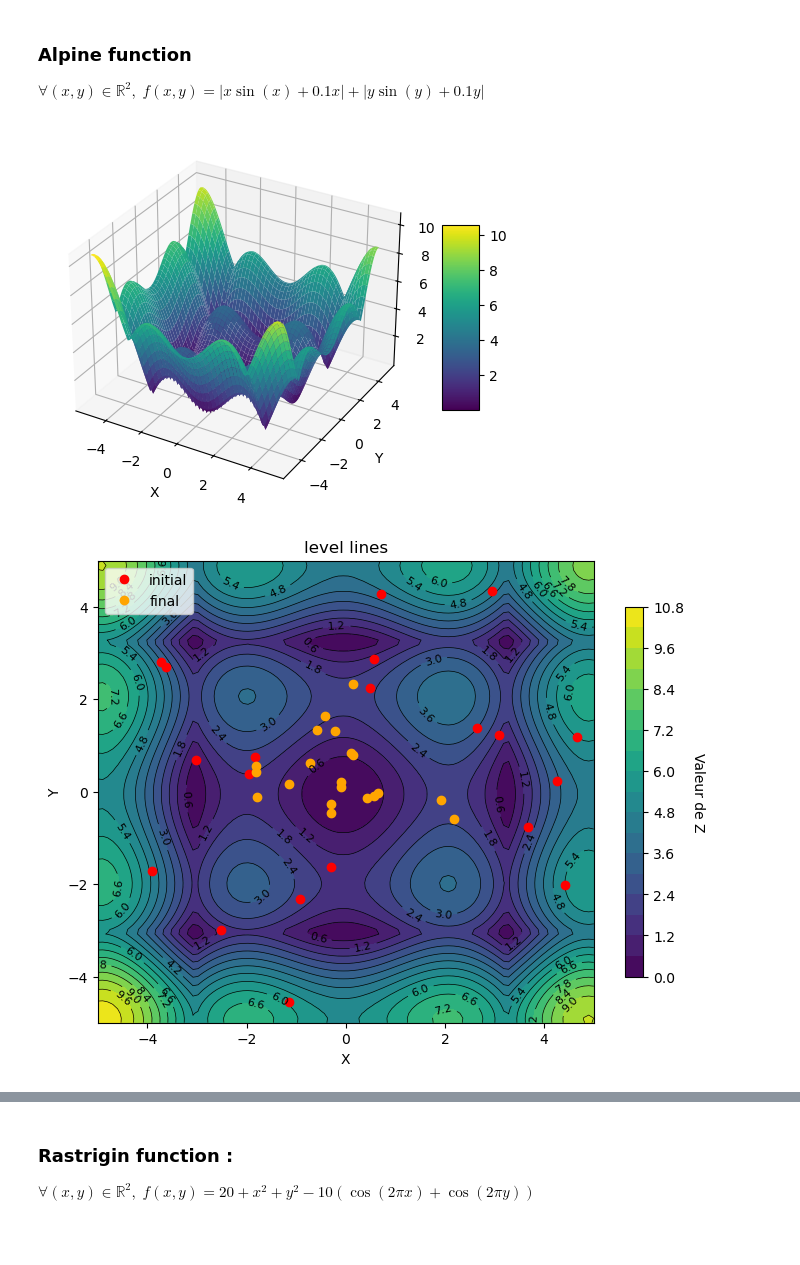
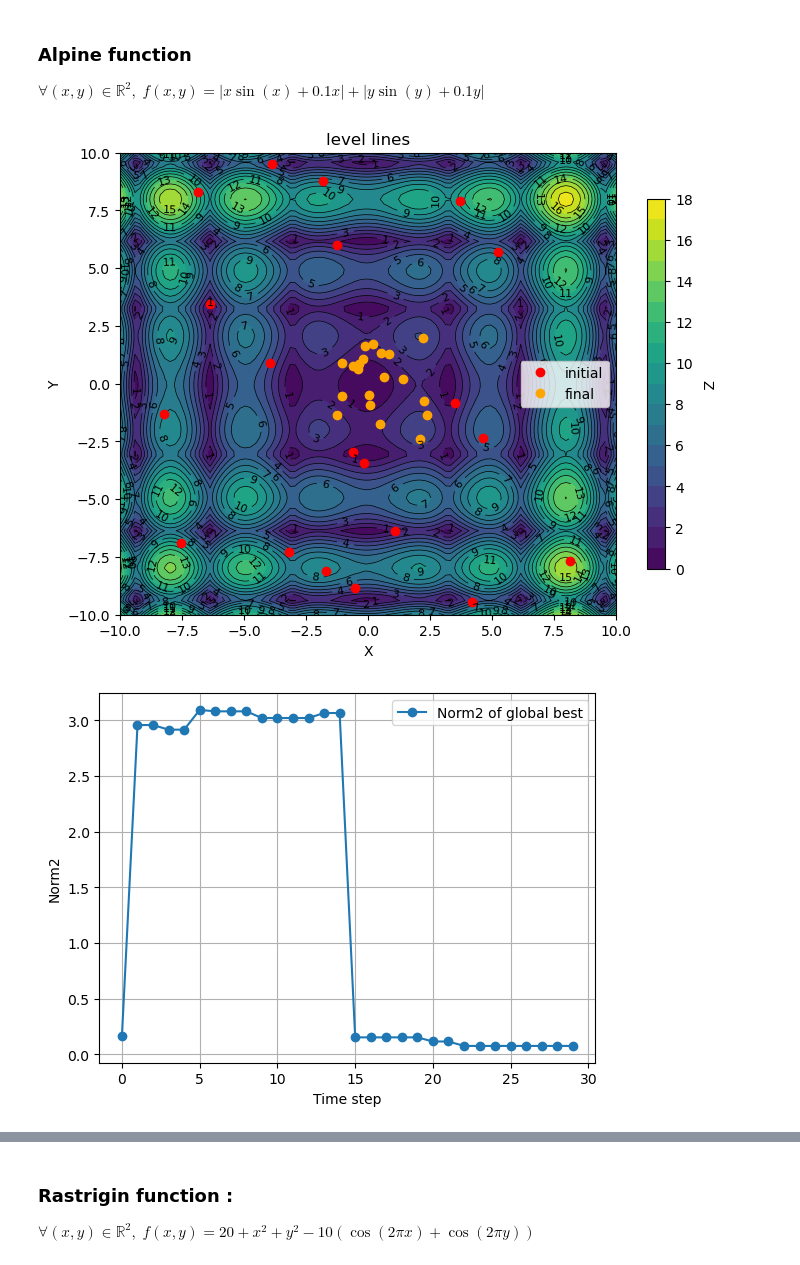
Before and after one commit to MohamedKeteb/optimization_pso_cbo, a Jupyter notebook: 2d_pso.ipynb, the cells around one changed output, grey strips where cells are left out. Cells and saved outputs as stored; diff of their text form; code cells hidden in the pictures; blank space fills up the shorter version.

```diff
--- a/2d_pso.ipynb
+++ b/2d_pso.ipynb
@@ -78,7 +78,7 @@ def run_pso(N, T, c1, c2, w, k, x_inf, x_sup, y_inf, y_sup, function):
     minimizer = []
     dynamic = [np.copy(particles)]# we store the trajectory of the particles
 
-    for _ in tqdm(range(T)): # we loop T times to have a dynamic of T periods
+    for _ in range(T): # we loop T times to have a dynamic of T periods
 
 
         velocity = update_velocity(particles, velocity, pbest, gbest, vmax_x, vmax_y) # compute the velocity
@@ -250,8 +250,8 @@ def visualize_function(function, x_inf, x_sup, y_inf, y_sup):
 
 def visualize_particle(function, x_inf, x_sup, y_inf, y_sup, dynamic):
 
-    x = np.linspace(-5, 5, 100)
-    y = np.linspace(-5, 5, 100)
+    x = np.linspace(-10, 10, 100)
+    y = np.linspace(-10, 10, 100)
 
     # Créer un maillage
     X, Y = np.meshgrid(x, y)
@@ -275,7 +275,7 @@ def visualize_particle(function, x_inf, x_sup, y_inf, y_sup, dynamic):
 
     # Ajouter une barre de couleurs pour indiquer le gradient
     colorbar = fig.colorbar(contour_filled, ax=ax, orientation='vertical', shrink=0.8)
-    colorbar.set_label('Valeur de Z', rotation=270, labelpad=15)
+    colorbar.set_label('Z', rotation=270, labelpad=15)
 
     # Ajouter des labels aux lignes de niveau
     ax.clabel(contour_lines, inline=True, fontsize=8)
@@ -288,16 +288,17 @@ def visualize_particle(function, x_inf, x_sup, y_inf, y_sup, dynamic):
     ax.set_title('level lines')
     plt.legend()
 
+    plt.savefig("output2D.png", transparent=True)
+
+
     # Afficher le graphique
     plt.show()
 # %% [markdown]
 - When it adds up it gives $\texttt{visualize\_2d\_pso}$ to visualize the result of the algorithm properly
 # %%
-def visualize_2d_pso(N, T, c1, c2, w, k, x_inf, x_sup, function):
+def visualize_2d_pso(N, T, c1, c2, w, k, x_inf, x_sup, y_inf, y_sup, function):
 
     minimizer, dynamic = run_pso(N, T, c1, c2, w, k, x_inf, x_sup, y_inf, y_sup, function)
-
-    visualize_function(function, x_inf, x_sup, y_inf, y_sup)
     visualize_particle(function, x_inf, x_sup, y_inf, y_sup, dynamic)
 
 
@@ -305,11 +306,13 @@ def visualize_2d_pso(N, T, c1, c2, w, k, x_inf, x_sup, function):
                        + np.array([minimizer[i][1, 0] for i in range(len(minimizer))])**2)
 
 
-    plt.plot(np.arange(T), norm_minimizer, marker = 'o', label = 'Norm')
+    plt.plot(np.arange(T), norm_minimizer, marker = 'o', label = 'Norm2 of global best')
     plt.xlabel('Time step')
-    plt.ylabel('Norm')
-    plt.title(f'Convergence of the best minimizer with {N} particles')
+    plt.ylabel('Norm2')
     plt.grid()
     plt.legend()
 
+    plt.savefig("minimizer.png", transparent=True)
+
+
     plt.show()
@@ -321,10 +342,10 @@ def visualize_2d_pso(N, T, c1, c2, w, k, x_inf, x_sup, function):
 c1, c2, w, k = 1.9, 1, 0.9, 0.5 # to compute the velocity
 T = 30 # Time
 N = 20 # Number of particles
-x_inf = -5 # upper bound
-x_sup = 5 # lower bound
-y_inf = -5 # upper bound
-y_sup = 5 # lower bound
+x_inf = -10 # upper bound
+x_sup = 10 # lower bound
+y_inf = -10 # upper bound
+y_sup = 10 # lower bound
 # %% [markdown]
 ### **Alpine function**
 $\forall (x, y)\in \mathbb{R}^2,\; f(x, y) = |x\sin(x) + 0.1x|+|y\sin(y)+0.1y|$
@@ -333,7 +354,7 @@ def alpine(x):
     return np.abs(x[0]*np.sin(x[0])+0.1*x[0])+np.abs(x[1]*np.sin(x[1])+0.1*x[1])
 # %%
 function = alpine
-visualize_2d_pso(N, T, c1, c2, w, k, x_inf, x_sup, function)
+visualize_2d_pso(N, T, c1, c2, w, k, x_inf, x_sup, y_inf, y_sup, function)
 # %% [output]
-[figure, old version]
+[figure, new version]
-[figure, old version]
+[figure, new version]
```
Also changed, not shown: parts of 12 cells of this notebook, 19 other files.
